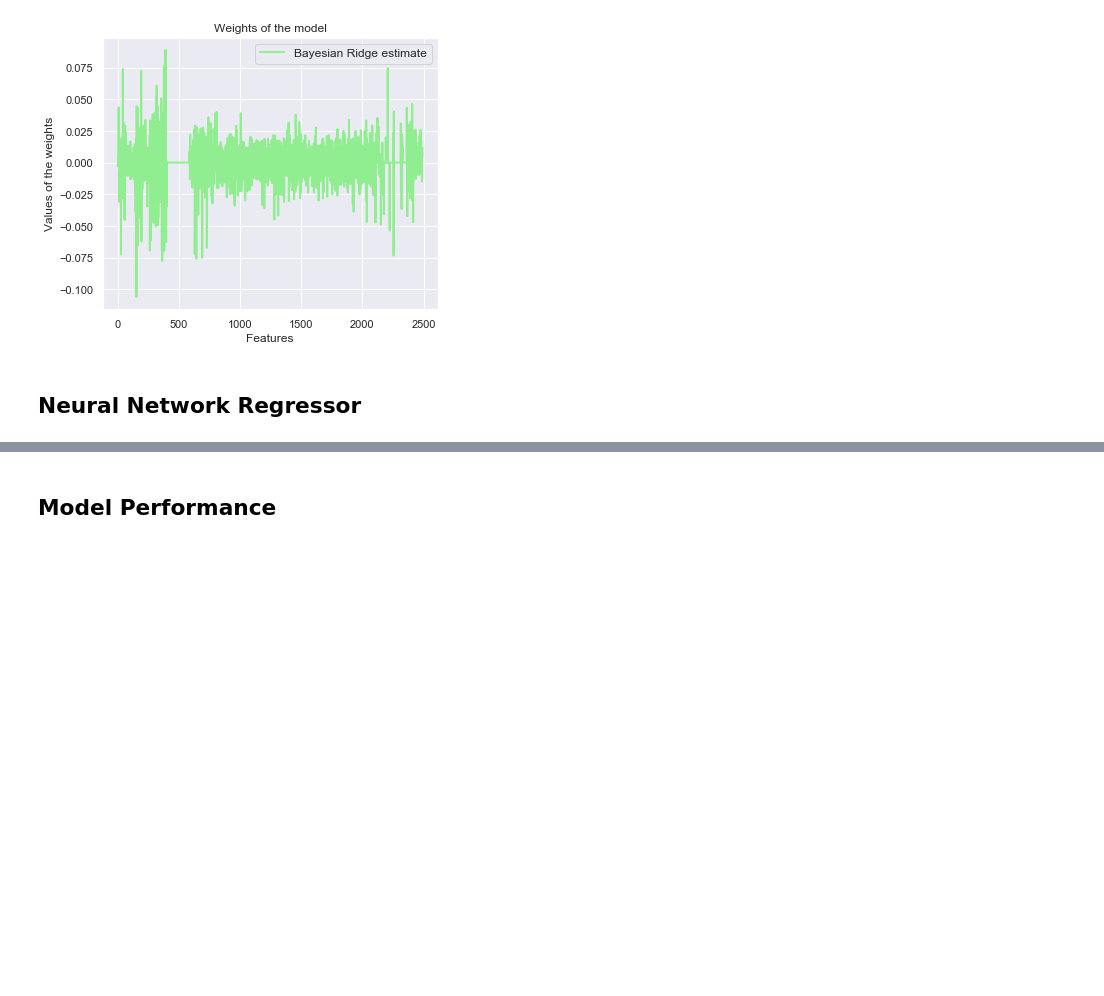
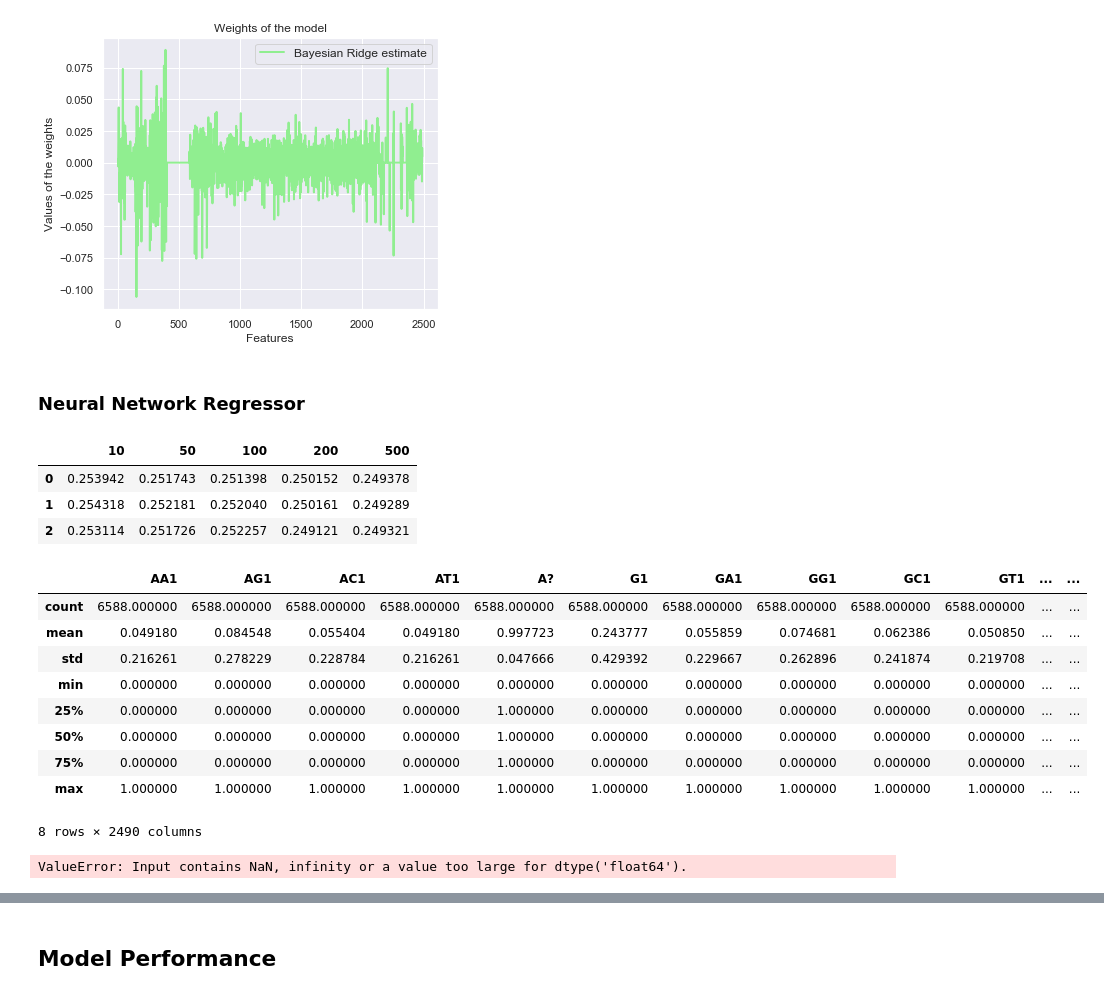
Before and after one commit to hayitsian/Gene-Editing-Guide-LM, a Jupyter notebook: Model.ipynb, the cells around one changed output, grey strips where cells are left out. Drawn from its saved outputs; the diff is of its cells as text; code cells hidden in the pictures; blank space fills up the shorter version.

Commit message:
NN gridSearch

```diff
--- a/Model.ipynb
+++ b/Model.ipynb
@@ -251,7 +265,56 @@ plt.legend(loc="best", prop=dict(size=12))
 <matplotlib.legend.Legend at 0x...>
 [figure]
 # %% [markdown]
-## Neural Network Regressor
+### Neural Network Regressor
+# %%
+n=3 # how many times to shuffle the training data
+nhn_range=[10,50,100,200,500] # number of hidden neurons
+
+nhn_scores = []
+score_dict = {}
+for nhn in nhn_range:
+    mlp = MLPRegressor(hidden_layer_sizes=(nhn,), activation='tanh',
+                       solver='adam', shuffle=False, random_state=42,
+                       max_iter=20000, momentum=0.7, early_stopping=True,
+                       validation_fraction=0.15)
+
+
+    nhn_scores = []
+    for _ in range(n):
+
+        df_train = shuffle(df)
+        score = np.sqrt(-cross_val_score(mlp, df_train[features],
+                    df_train[y_feat],
+                    cv=5, scoring='neg_mean_squared_error')).mean()
+        nhn_scores.append(score)
+    score_dict[nhn] = nhn_scores
+score_df = pd.DataFrame.from_dict(score_dict)
+score_df
+# %% [output]
+|  | 10 | 50 | 100 | 200 | 500 |
+| 0 | 0.253942 | 0.251743 | 0.251398 | 0.250152 | 0.249378 |
+| 1 | 0.254318 | 0.252181 | 0.252040 | 0.250161 | 0.249289 |
+| 2 | 0.253114 | 0.251726 | 0.252257 | 0.249121 | 0.249321 |
+# %%
+df[features].describe()
+# %% [output]
+|  | AA1 | AG1 | AC1 | AT1 | A? | G1 | GA1 | GG1 | GC1 | GT1 | ... | ... |
+| count | 6588.000000 | 6588.000000 | 6588.000000 | 6588.000000 | 6588.000000 | 6588.000000 | 6588.000000 | 6588.000000 | 6588.000000 | 6588.000000 | ... | ... |
+| mean | 0.049180 | 0.084548 | 0.055404 | 0.049180 | 0.997723 | 0.243777 | 0.055859 | 0.074681 | 0.062386 | 0.050850 | ... | ... |
+| std | 0.216261 | 0.278229 | 0.228784 | 0.216261 | 0.047666 | 0.429392 | 0.229667 | 0.262896 | 0.241874 | 0.219708 | ... | ... |
+| min | 0.000000 | 0.000000 | 0.000000 | 0.000000 | 0.000000 | 0.000000 | 0.000000 | 0.000000 | 0.000000 | 0.000000 | ... | ... |
+| 25% | 0.000000 | 0.000000 | 0.000000 | 0.000000 | 1.000000 | 0.000000 | 0.000000 | 0.000000 | 0.000000 | 0.000000 | ... | ... |
+| 50% | 0.000000 | 0.000000 | 0.000000 | 0.000000 | 1.000000 | 0.000000 | 0.000000 | 0.000000 | 0.000000 | 0.000000 | ... | ... |
+| 75% | 0.000000 | 0.000000 | 0.000000 | 0.000000 | 1.000000 | 0.000000 | 0.000000 | 0.000000 | 0.000000 | 0.000000 | ... | ... |
+| max | 1.000000 | 1.000000 | 1.000000 | 1.000000 | 1.000000 | 1.000000 | 1.000000 | 1.000000 | 1.000000 | 1.000000 | ... | ... |
+8 rows × 2490 columns
+# %%
+mlp = MLPRegressor();
+param_list = {"hidden_layer_sizes": [(20,),(50,),(100,),(200)], "activation": ["tanh", "relu"], "solver": "adam", "alpha": 0.0005}
+gridCV = GridSearchCV(estimator=mlp, param_grid=param_list)
+cross_validate_regression(gridCV, df, features, y_feat)
+# %% [output]
+ValueError: Input contains NaN, infinity or a value too large for dtype('float64').
 # %%
 print("Training MLPRegressor...")
 tic = time()
```
Also changed, not shown: parts of 12 cells of this notebook, 1 other file.
